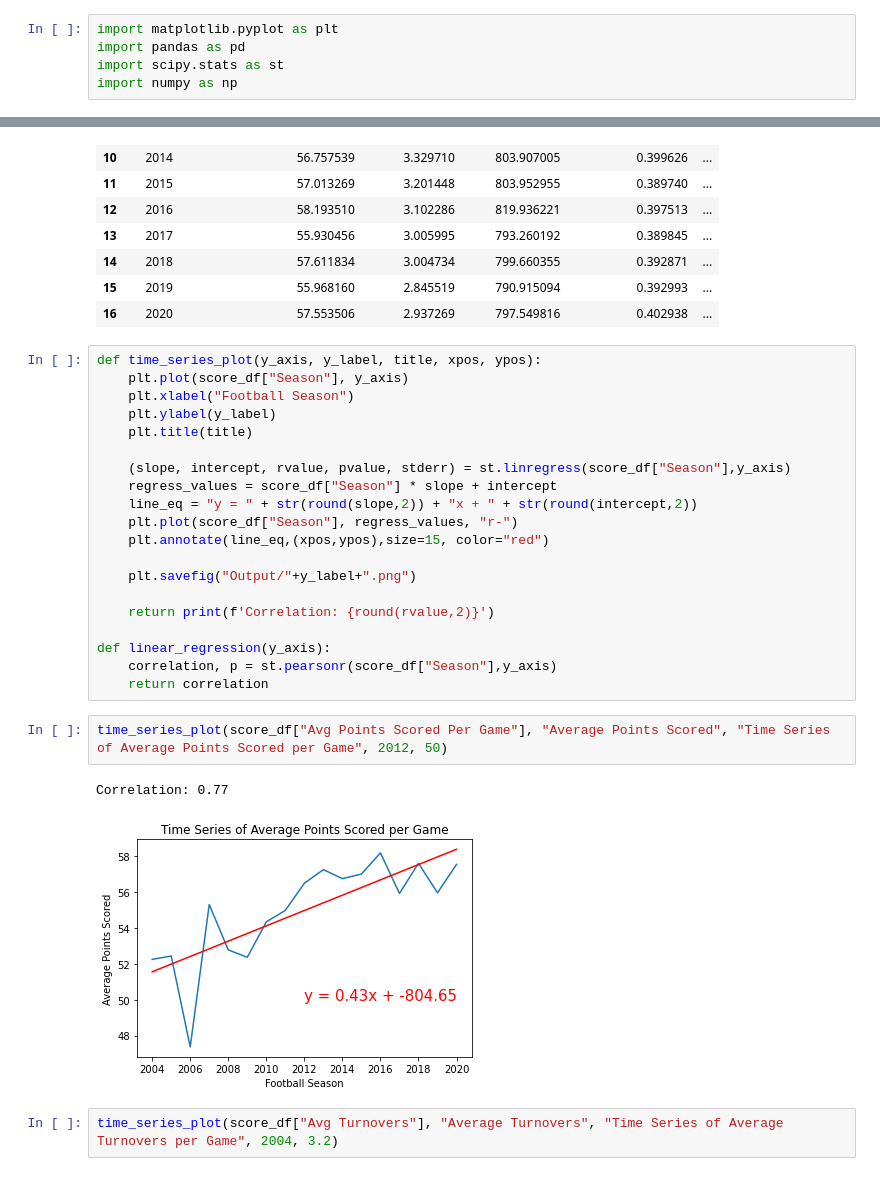
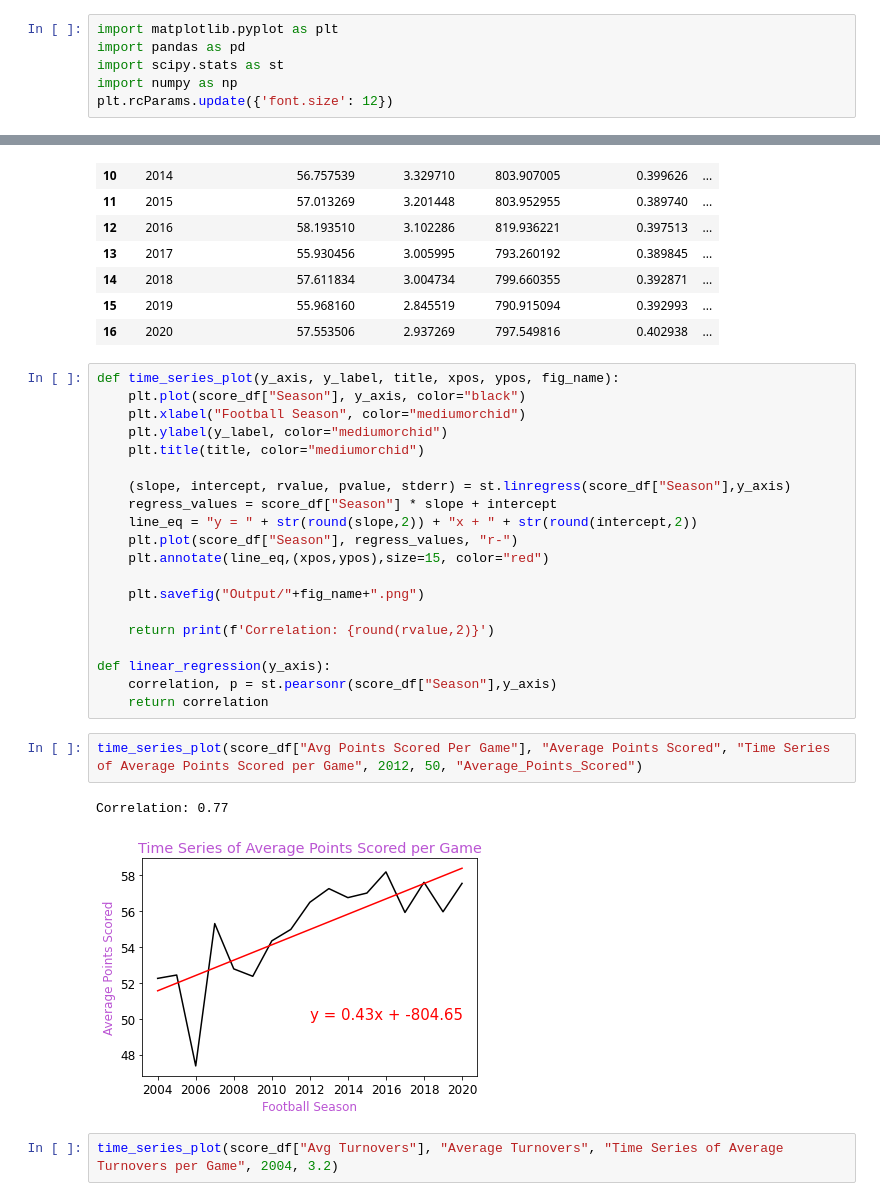
Before and after one commit to khutula/TigerGatorNole_Capstone1, a Jupyter notebook: data_plots.ipynb, the cells around one changed output, grey strips where cells are left out. Saved outputs shown, nothing was run; the diff lists cells and outputs as text.

Commit message:
test color changes to plots

```diff
--- a/data_plots.ipynb
+++ b/data_plots.ipynb
@@ -3,6 +3,7 @@ import matplotlib.pyplot as plt
 import pandas as pd
 import scipy.stats as st
 import numpy as np
+plt.rcParams.update({'font.size': 12})
 # %%
 score_df = pd.read_csv("Output/metrics_by_season.csv")
 # %%
@@ -27,11 +28,11 @@ score_df
 | 15 | 2019 | 55.968160 | 2.845519 | 790.915094 | 0.392993 | ... |
 | 16 | 2020 | 57.553506 | 2.937269 | 797.549816 | 0.402938 | ... |
 # %%
-def time_series_plot(y_axis, y_label, title, xpos, ypos):
-    plt.plot(score_df["Season"], y_axis)
-    plt.xlabel("Football Season")
-    plt.ylabel(y_label)
-    plt.title(title)
+def time_series_plot(y_axis, y_label, title, xpos, ypos, fig_name):
+    plt.plot(score_df["Season"], y_axis, color="black")
+    plt.xlabel("Football Season", color="mediumorchid")
+    plt.ylabel(y_label, color="mediumorchid")
+    plt.title(title, color="mediumorchid")
 
     (slope, intercept, rvalue, pvalue, stderr) = st.linregress(score_df["Season"],y_axis)
     regress_values = score_df["Season"] * slope + intercept
@@ -39,7 +40,7 @@ def time_series_plot(y_axis, y_label, title, xpos, ypos):
     plt.plot(score_df["Season"], regress_values, "r-")
     plt.annotate(line_eq,(xpos,ypos),size=15, color="red")
 
-    plt.savefig("Output/"+y_label+".png")
+    plt.savefig("Output/"+fig_name+".png")
 
     return print(f'Correlation: {round(rvalue,2)}')
 
@@ -47,10 +48,10 @@ def linear_regression(y_axis):
     correlation, p = st.pearsonr(score_df["Season"],y_axis)
     return correlation
 # %%
-time_series_plot(score_df["Avg Points Scored Per Game"], "Average Points Scored", "Time Series of Average Points Scored per Game", 2012, 50)
+time_series_plot(score_df["Avg Points Scored Per Game"], "Average Points Scored", "Time Series of Average Points Scored per Game", 2012, 50, "Average_Points_Scored")
 # %% [output]
 Correlation: 0.77
-[figure, old version]
+[figure, new version]
 # %%
 time_series_plot(score_df["Avg Turnovers"], "Average Turnovers", "Time Series of Average Turnovers per Game", 2004, 3.2)
 # %% [output]
```
Also changed, not shown: parts of 1 cell of this notebook, 5 other files.
